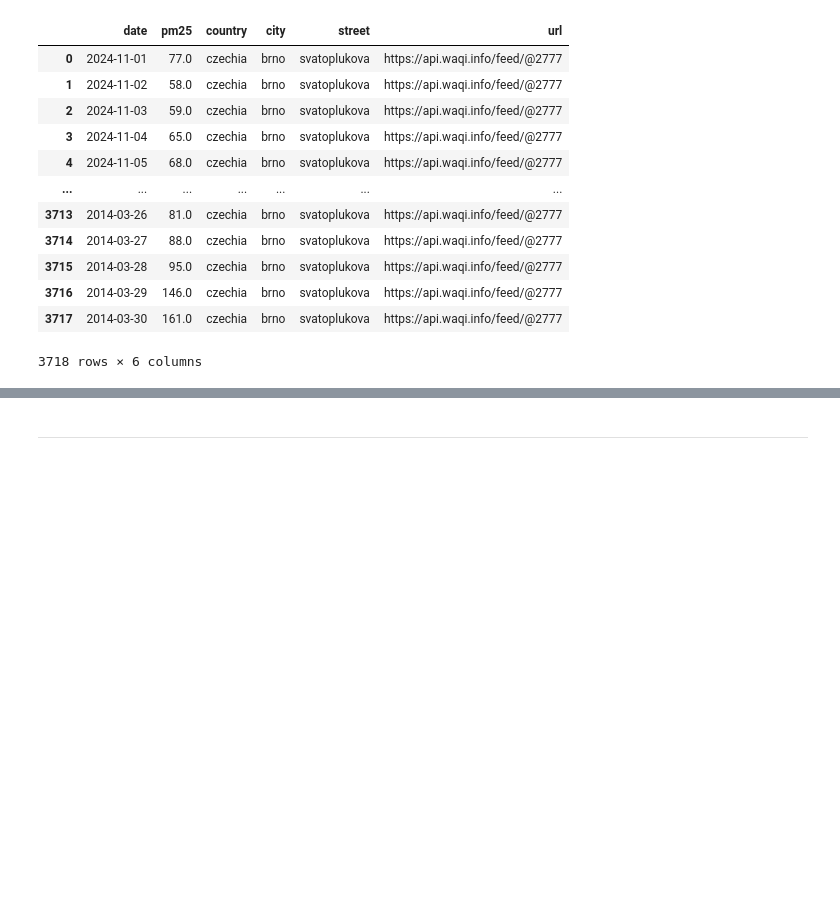
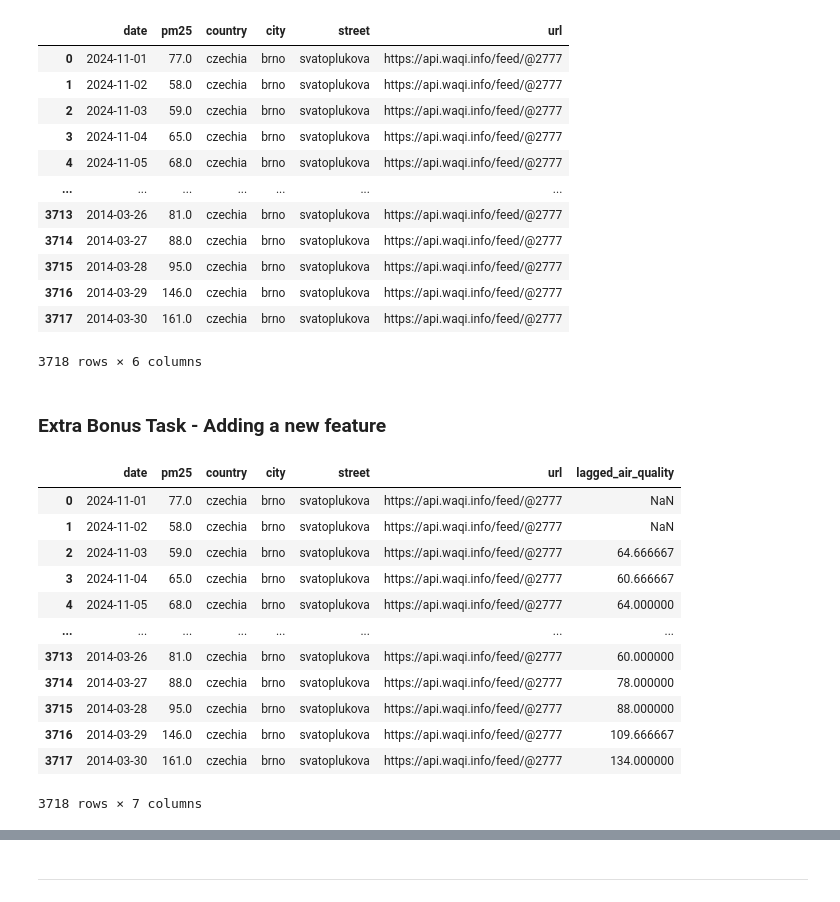
Before and after one commit to samlama111/id2223-assignment1, a Jupyter notebook: notebooks/1_air_quality_feature_backfill.ipynb, the cells around one changed output, grey strips where cells are left out. Cells and saved outputs as stored; diff of their text form; code cells hidden in the pictures; blank space fills up the shorter version.

Commit message:
Add extra feature

```diff
--- a/notebooks/1_air_quality_feature_backfill.ipynb
+++ b/notebooks/1_air_quality_feature_backfill.ipynb
@@ -300,3 +297,22 @@ df_aq
 | 3716 | 2014-03-29 | 146.0 | czechia | brno | svatoplukova | https://api.waqi.info/feed/@2777 |
 | 3717 | 2014-03-30 | 161.0 | czechia | brno | svatoplukova | https://api.waqi.info/feed/@2777 |
 3718 rows × 6 columns
+# %% [markdown]
+### Extra Bonus Task - Adding a new feature
+# %%
+df_aq["lagged_air_quality"] = df_aq["pm25"].rolling(window=3).mean()
+df_aq
+# %% [output]
+|  | date | pm25 | country | city | street | url | lagged_air_quality |
+| 0 | 2024-11-01 | 77.0 | czechia | brno | svatoplukova | https://api.waqi.info/feed/@2777 | NaN |
+| 1 | 2024-11-02 | 58.0 | czechia | brno | svatoplukova | https://api.waqi.info/feed/@2777 | NaN |
+| 2 | 2024-11-03 | 59.0 | czechia | brno | svatoplukova | https://api.waqi.info/feed/@2777 | 64.666667 |
+| 3 | 2024-11-04 | 65.0 | czechia | brno | svatoplukova | https://api.waqi.info/feed/@2777 | 60.666667 |
+| 4 | 2024-11-05 | 68.0 | czechia | brno | svatoplukova | https://api.waqi.info/feed/@2777 | 64.000000 |
+| ... | ... | ... | ... | ... | ... | ... | ... |
+| 3713 | 2014-03-26 | 81.0 | czechia | brno | svatoplukova | https://api.waqi.info/feed/@2777 | 60.000000 |
+| 3714 | 2014-03-27 | 88.0 | czechia | brno | svatoplukova | https://api.waqi.info/feed/@2777 | 78.000000 |
+| 3715 | 2014-03-28 | 95.0 | czechia | brno | svatoplukova | https://api.waqi.info/feed/@2777 | 88.000000 |
+| 3716 | 2014-03-29 | 146.0 | czechia | brno | svatoplukova | https://api.waqi.info/feed/@2777 | 109.666667 |
+| 3717 | 2014-03-30 | 161.0 | czechia | brno | svatoplukova | https://api.waqi.info/feed/@2777 | 134.000000 |
+3718 rows × 7 columns
```
Also changed, not shown: parts of 9 cells of this notebook, 3 other files.
